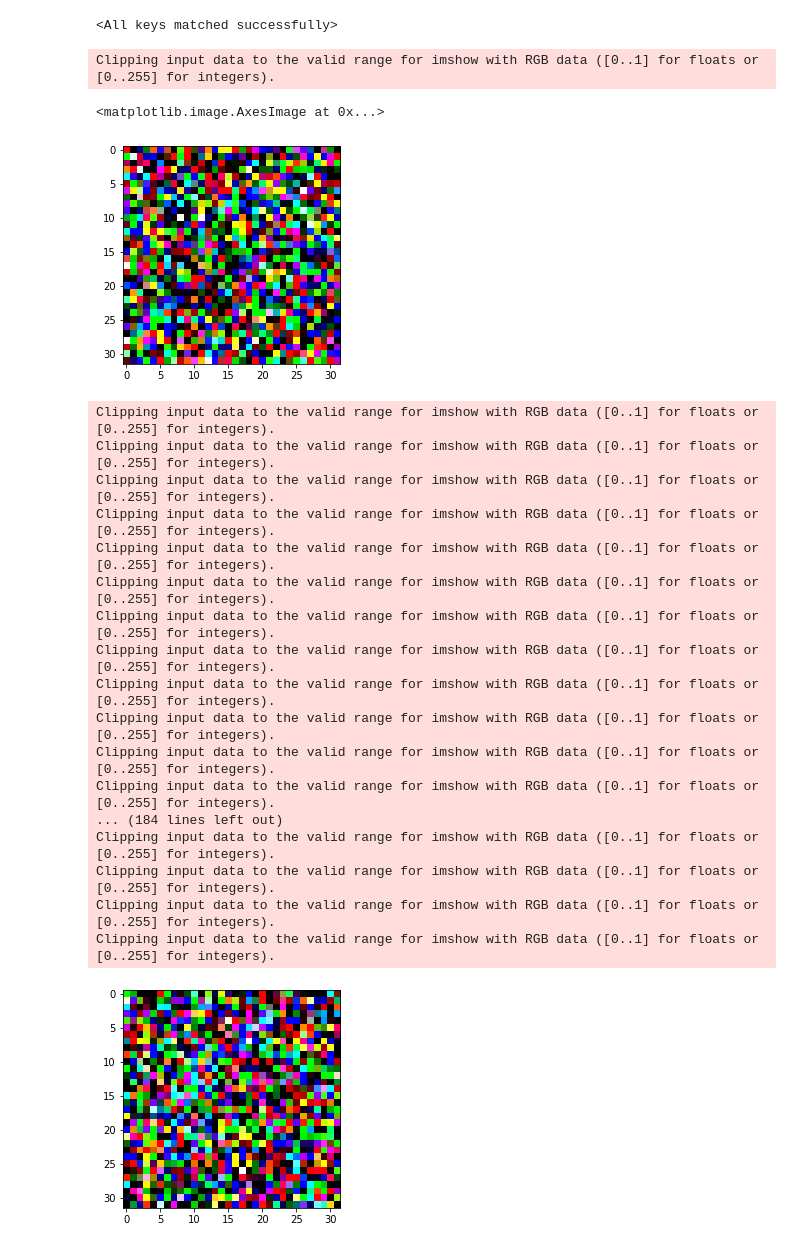
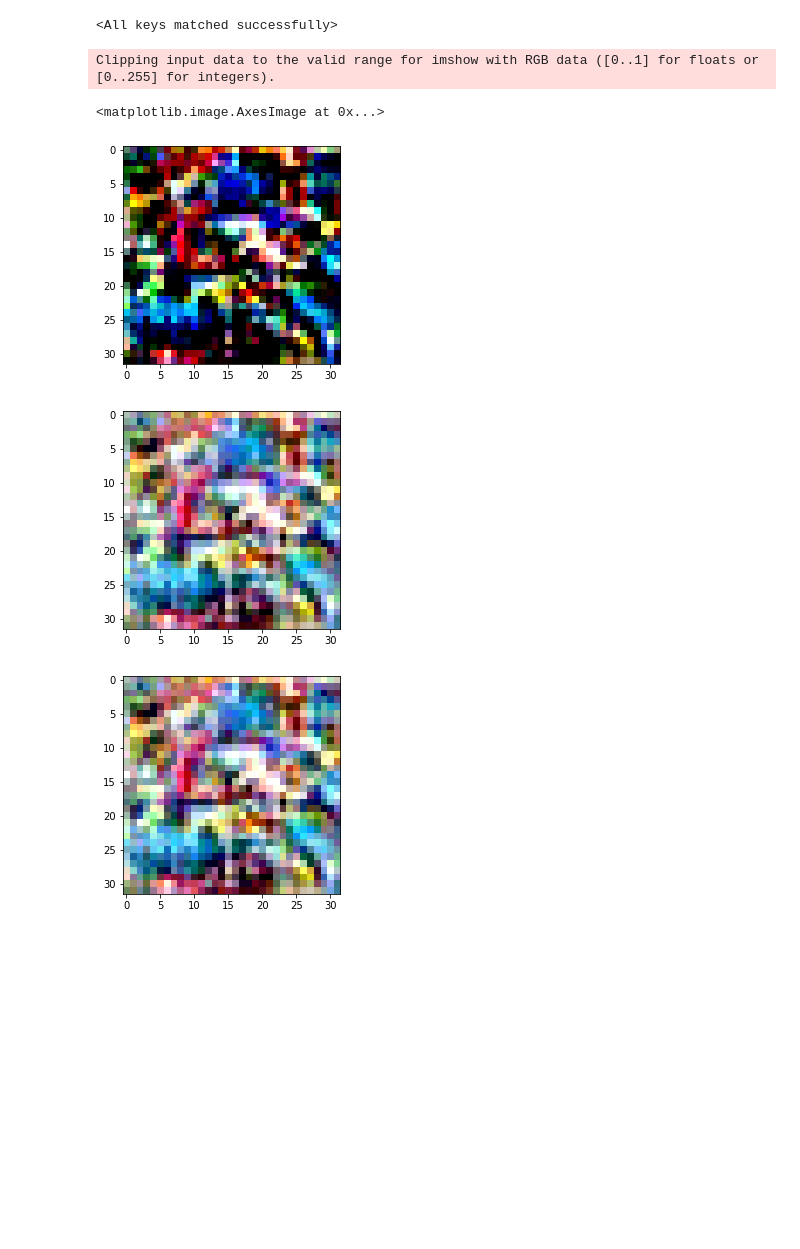
Before and after one commit to isaac0804/DDPM, a Jupyter notebook: visualize.ipynb, the cells around one changed output. Cells and saved outputs as stored; diff of their text form; code cells hidden in the pictures; blank space fills up the shorter version.

```diff
--- a/visualize.ipynb
+++ b/visualize.ipynb
@@ -134,7 +137,6 @@ plot([get_noisy_image(x_start, torch.tensor([t])) for t in [0, 50, 100, 150, 199
 # Sampling from Noise
 # %%
 import torch
-from composer.utils import load_checkpoint
 from model import UNet
 
 model = UNet(
@@ -150,7 +152,9 @@ model = UNet(
     batch_size=8,
     timesteps=200,
     loss_type="huber")
-state_dict = torch.load("runs/1656774613-persimmon-carp/checkpoints/ep1-ba1562-rank0")
+# state_dict = torch.load("runs/1656835168-steadfast-nautilus/checkpoints/ep10-ba15620-rank0")
+# state_dict = torch.load("runs/1656841502-spiritual-bee/checkpoints/ep10-ba15620-rank0")
+state_dict = torch.load("runs/1656843751-crafty-zebu/checkpoints/ep10-ba15620-rank0")
 model.load_state_dict(state_dict["state"]["model"])
 # %% [output]
 <All keys matched successfully>
@@ -162,43 +166,35 @@ import matplotlib.pyplot as plt
 samples = model.sample(image_size=32)
 
 # show a random one
-random_index = 5
-plt.imshow(samples[-1][random_index].reshape(32, 32, 3), cmap="gray")
+random_index = 1
+plt.imshow(samples[-1][random_index].transpose(1, 2, 0))
 # %% [output]
 Clipping input data to the valid range for imshow with RGB data ([0..1] for floats or [0..255] for integers).
 <matplotlib.image.AxesImage at 0x...>
-[figure, old version]
+[figure, new version]
+# %%
+import numpy as np
+_sample = samples[-1][1].transpose(1, 2, 0)
+_sample = np.clip(_sample / 2 + 0.5, 0, 1)
+plt.imshow(_sample)
+plt.show()
+# %% [output]
+[figure, added]
 # %%
 import matplotlib.animation as animation
 
 random_index = 1
 image_size = 32
 
 fig = plt.figure()
 ims = []
 for i in range(model.timesteps):
-    im = plt.imshow(samples[i][random_index].reshape(image_size, image_size, model.channels), cmap="gray", animated=True)
+    samples[i][random_index] = np.clip(samples[i][random_index] /2 + 0.5, 0, 1)
+    im = plt.imshow(samples[i][random_index].transpose(1, 2, 0), animated=True)
     ims.append([im])
 
 animate = animation.ArtistAnimation(fig, ims, interval=50, blit=True, repeat_delay=1000)
 animate.save('diffusion.gif')
 plt.show()
 # %% [output]
-Clipping input data to the valid range for imshow with RGB data ([0..1] for floats or [0..255] for integers).
-Clipping input data to the valid range for imshow with RGB data ([0..1] for floats or [0..255] for integers).
-Clipping input data to the valid range for imshow with RGB data ([0..1] for floats or [0..255] for integers).
-Clipping input data to the valid range for imshow with RGB data ([0..1] for floats or [0..255] for integers).
-Clipping input data to the valid range for imshow with RGB data ([0..1] for floats or [0..255] for integers).
-Clipping input data to the valid range for imshow with RGB data ([0..1] for floats or [0..255] for integers).
-Clipping input data to the valid range for imshow with RGB data ([0..1] for floats or [0..255] for integers).
-Clipping input data to the valid range for imshow with RGB data ([0..1] for floats or [0..255] for integers).
-Clipping input data to the valid range for imshow with RGB data ([0..1] for floats or [0..255] for integers).
-Clipping input data to the valid range for imshow with RGB data ([0..1] for floats or [0..255] for integers).
-Clipping input data to the valid range for imshow with RGB data ([0..1] for floats or [0..255] for integers).
-Clipping input data to the valid range for imshow with RGB data ([0..1] for floats or [0..255] for integers).
-... (184 lines left out)
-Clipping input data to the valid range for imshow with RGB data ([0..1] for floats or [0..255] for integers).
-Clipping input data to the valid range for imshow with RGB data ([0..1] for floats or [0..255] for integers).
-Clipping input data to the valid range for imshow with RGB data ([0..1] for floats or [0..255] for integers).
-Clipping input data to the valid range for imshow with RGB data ([0..1] for floats or [0..255] for integers).
-[figure, old version]
+[figure, new version]
```
Also changed, not shown: parts of 6 cells of this notebook, 5 other files.
